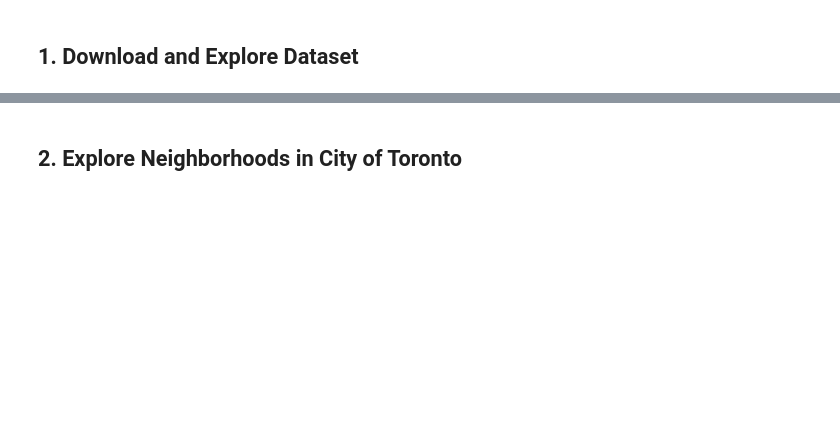
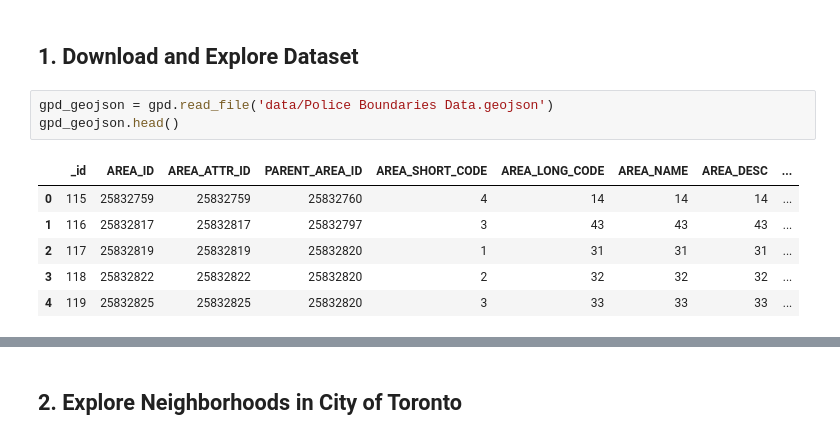
Before and after one commit to jerry-qm/capstone, a Jupyter notebook: Week-3.ipynb, the cells around one changed output, grey strips where cells are left out. Drawn from its saved outputs; the diff is of its cells as text; blank space fills up the shorter version.

```diff
--- a/Week-3.ipynb
+++ b/Week-3.ipynb
@@ -54,3 +54,13 @@ ModuleNotFoundError: No module named 'geopandas'
 <a id='menu1'></a>
 # %% [markdown]
 ## 1. Download and Explore Dataset
+# %%
+gpd_geojson = gpd.read_file('data/Police Boundaries Data.geojson')
+gpd_geojson.head()
+# %% [output]
+|  | _id | AREA_ID | AREA_ATTR_ID | PARENT_AREA_ID | AREA_SHORT_CODE | AREA_LONG_CODE | AREA_NAME | AREA_DESC | ... |
+| 0 | 115 | 25832759 | 25832759 | 25832760 | 4 | 14 | 14 | 14 | ... |
+| 1 | 116 | 25832817 | 25832817 | 25832797 | 3 | 43 | 43 | 43 | ... |
+| 2 | 117 | 25832819 | 25832819 | 25832820 | 1 | 31 | 31 | 31 | ... |
+| 3 | 118 | 25832822 | 25832822 | 25832820 | 2 | 32 | 32 | 32 | ... |
+| 4 | 119 | 25832825 | 25832825 | 25832820 | 3 | 33 | 33 | 33 | ... |
```
Also changed, not shown: parts of 3 cells of this notebook, 2 other files.
